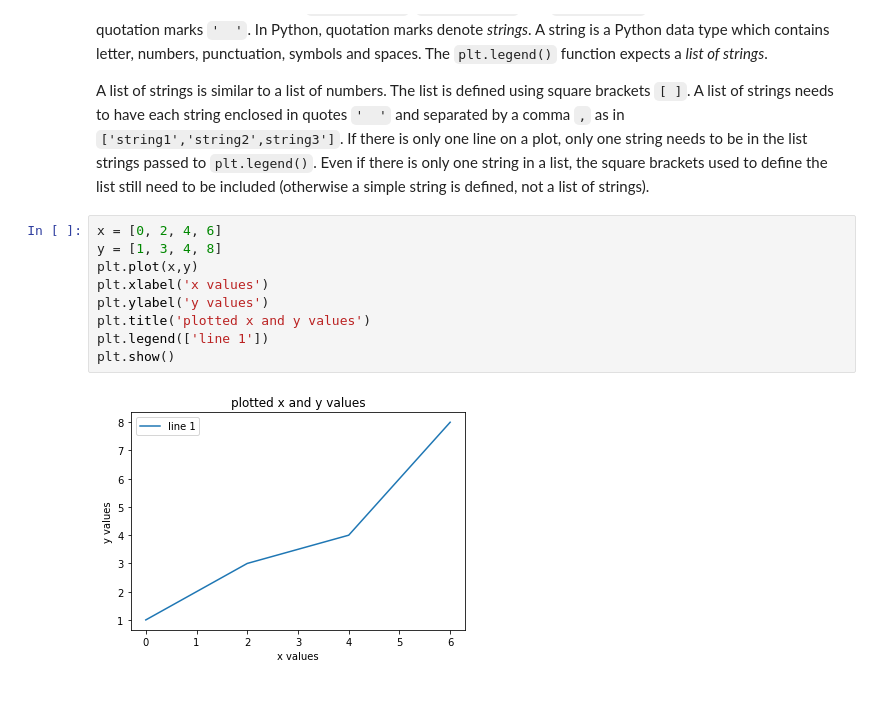
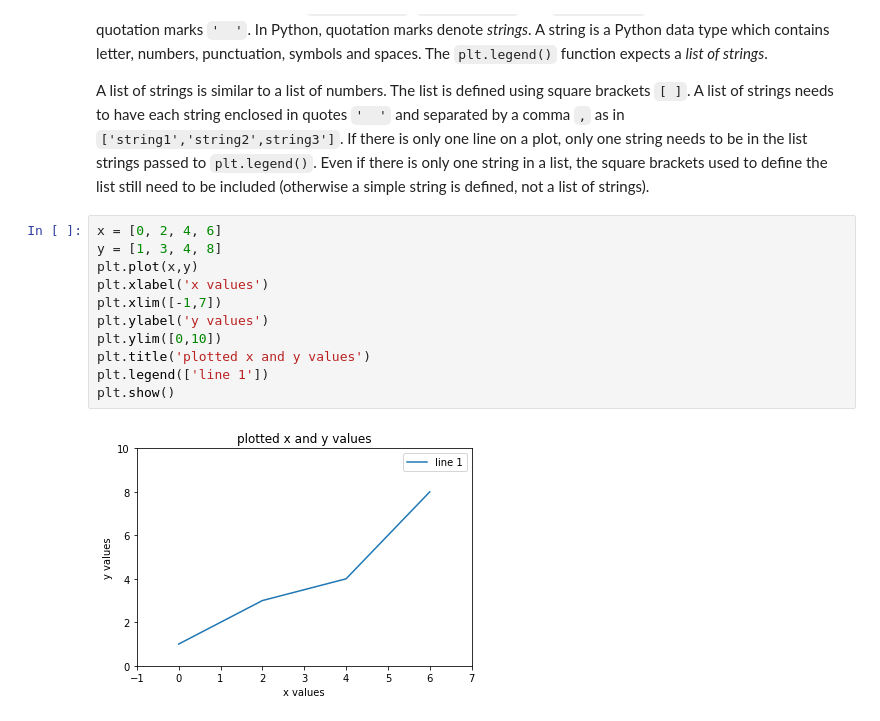
Before and after one commit to ProfessorKazarinoff/Problem-Solving-101-with-Python, a Jupyter notebook: notebooks/05-Plotting-with-Matplotlib/05.03-Line-Plots.ipynb, the cells around one changed output. Saved outputs shown, nothing was run; the diff lists cells and outputs as text.

```diff
--- a/notebooks/05-Plotting-with-Matplotlib/05.03-Line-Plots.ipynb
+++ b/notebooks/05-Plotting-with-Matplotlib/05.03-Line-Plots.ipynb
@@ -103,14 +105,16 @@ A list of strings is similar to a list of numbers. The list is defined using squ
 # %%
 x = [0, 2, 4, 6]
 y = [1, 3, 4, 8]
 plt.plot(x,y)
 plt.xlabel('x values')
+plt.xlim([-1,7])
 plt.ylabel('y values')
+plt.ylim([0,10])
 plt.title('plotted x and y values')
 plt.legend(['line 1'])
 plt.show()
 # %% [output]
-[figure, old version]
+[figure, new version]
 # %% [markdown]
 ### Line Color, Line Width, Line Style, Line Opacity and Marker Options
 
```
Also changed, not shown: parts of 5 cells of this notebook, 7 other files.
